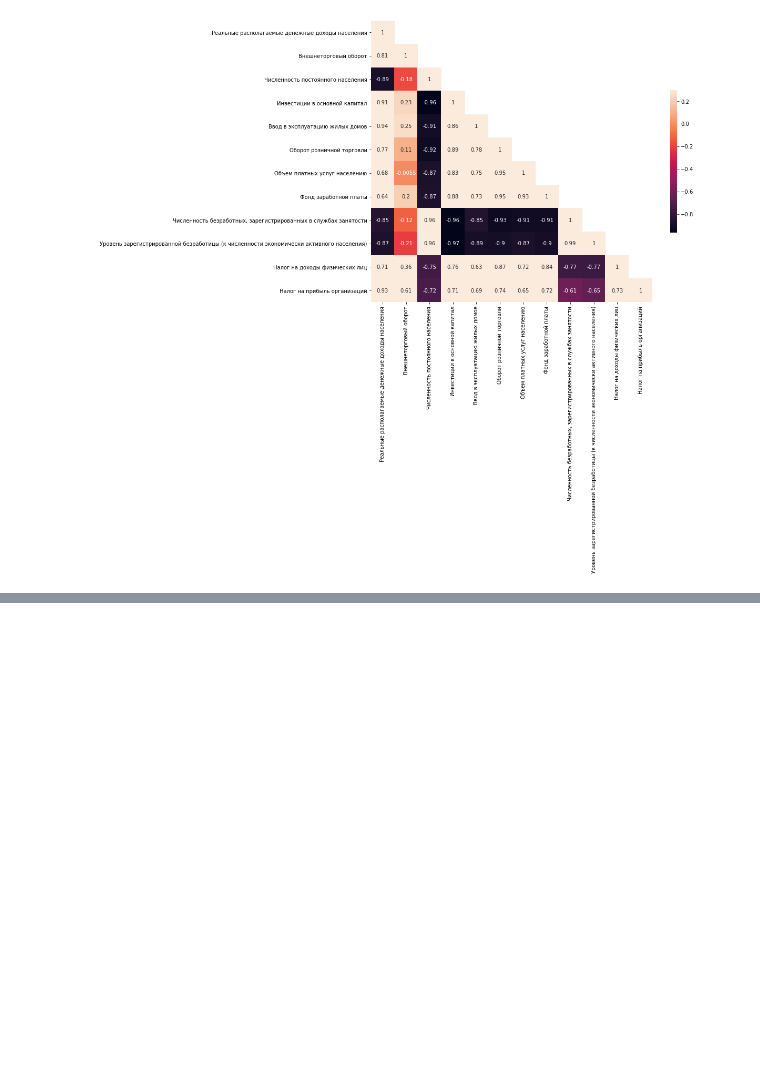
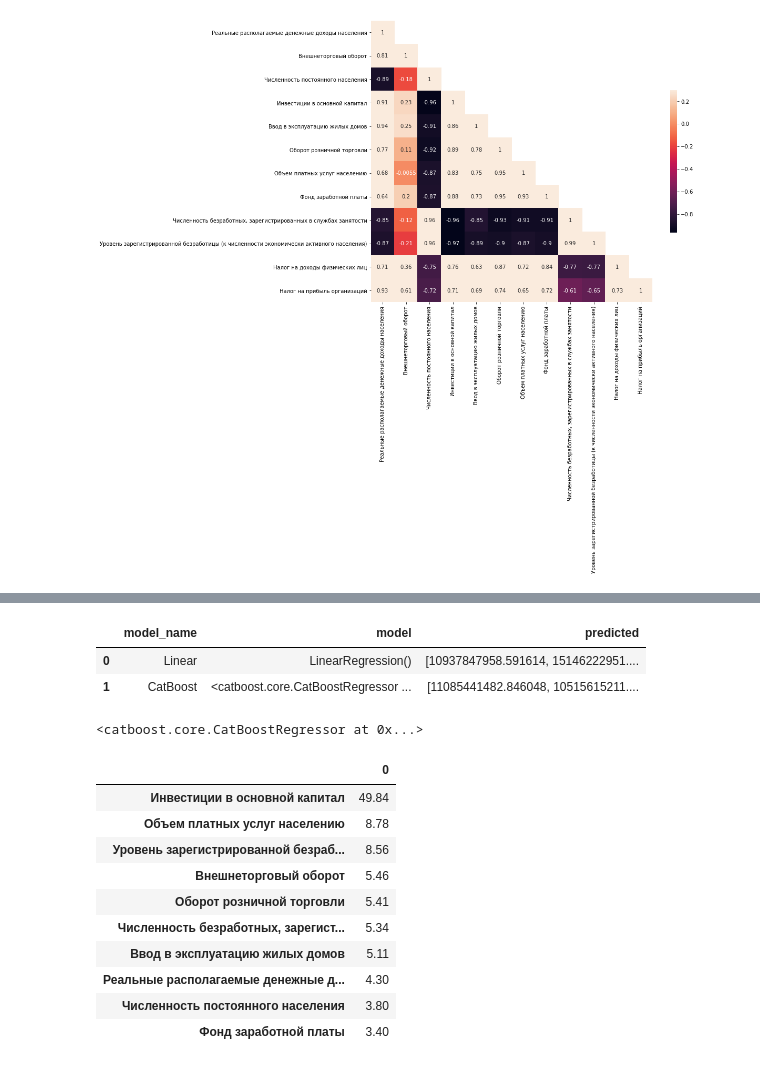
Before and after one commit to brut0/leadersofdigital_budget10, a Jupyter notebook: notebooks/model.ipynb, the cells around one changed output, grey strips where cells are left out. Drawn from its saved outputs; the diff is of its cells as text; code cells hidden in the pictures; blank space fills up the shorter version.

```diff
--- a/notebooks/model.ipynb
+++ b/notebooks/model.ipynb
@@ -171,0 +205,29 @@ array([1.09378480e+10, 1.51462230e+10, 1.88253498e+10])
+# %%
+df_predict = df_predict.append({'model_name': 'CatBoost', 'model': model, 'predicted': predicted}, ignore_index=True)
+df_predict
+# %% [output]
+|  | model_name | model | predicted |
+| 0 | Linear | LinearRegression() | [10937847958.591614, 15146222951.... |
+| 1 | CatBoost | <catboost.core.CatBoostRegressor ... | [11085441482.846048, 10515615211.... |
+# %%
+df_predict[df_predict['model_name'] == 'CatBoost']['model'].iloc[0]
+# %% [output]
+<catboost.core.CatBoostRegressor at 0x...>
+# %%
+from catboost import Pool
+import shap as shap
+
+feature_importance_df = pd.DataFrame(df_predict[df_predict['model_name'] == 'CatBoost']['model'].iloc[0].feature_importances_, index=X.columns)
+feature_importance_df.sort_values(by=0, ascending=False)
+# %% [output]
+|  | 0 |
+| Инвестиции в основной капитал | 49.84 |
+| Объем платных услуг населению | 8.78 |
+| Уровень зарегистрированной безраб... | 8.56 |
+| Внешнеторговый оборот | 5.46 |
+| Оборот розничной торговли | 5.41 |
+| Численность безработных, зарегист... | 5.34 |
+| Ввод в эксплуатацию жилых домов | 5.11 |
+| Реальные располагаемые денежные д... | 4.30 |
+| Численность постоянного населения | 3.80 |
+| Фонд заработной платы | 3.40 |
```
Also changed, not shown: parts of 11 cells of this notebook.
